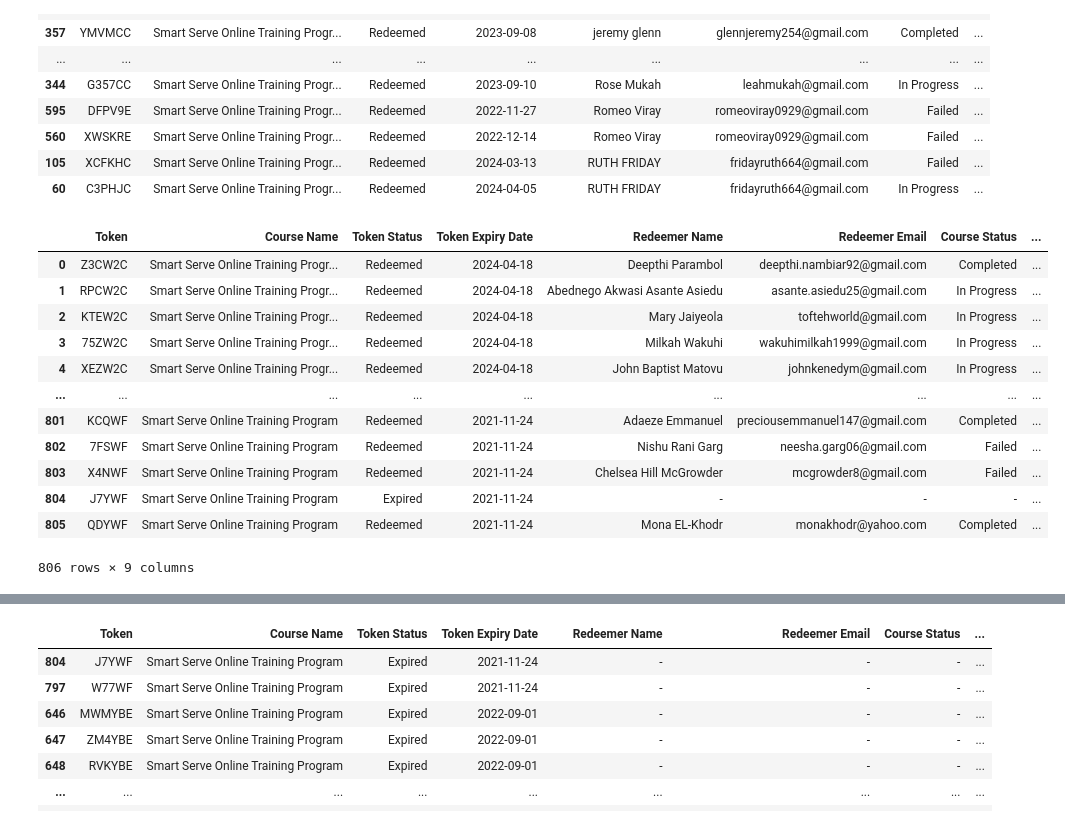
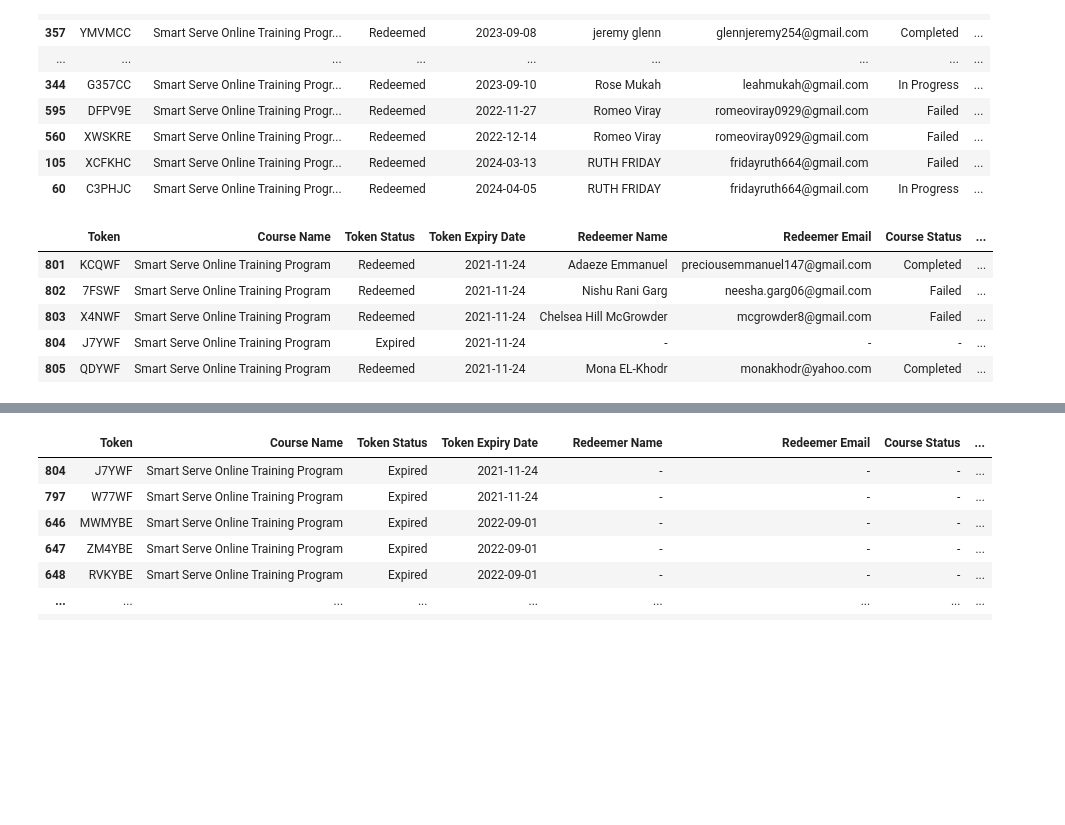
Before and after one commit to guevarch/Beautifuldata, a Jupyter notebook: analysis.ipynb, the cells around one changed output, grey strips where cells are left out. Cells and saved outputs as stored; diff of their text form; code cells hidden in the pictures; blank space fills up the shorter version.

```diff
--- a/analysis.ipynb
+++ b/analysis.ipynb
@@ -18,9 +18,10 @@ df
 | 805 | QDYWF | Smart Serve Online Training Program | Redeemed | 2021-11-24 | Mona EL-Khodr | monakhodr@yahoo.com | Completed | ... |
 806 rows × 8 columns
 # %%
-# df['Token Expiry Date'] = pd.to_datetime(df['Token Expiry Date'])
-# start_date = pd.to_datetime('2023-01-01')
-# end_date = pd.to_datetime('2024-04-18')
+df['Token Expiry Date'] = pd.to_datetime(df['Token Expiry Date'])
+df['Token Expiry Date'] = pd.to_datetime(df['Token Expiry Date'])
+start_date = pd.to_datetime('2021-01-01')
+end_date = pd.to_datetime('2024-05-25')
 
-# df = df[(df['Token Expiry Date'] >= start_date) & (df['Token Expiry Date'] <= end_date)]
-# df
+df = df[df['Token Expiry Date'].between(start_date, end_date)]
+df.head(5)
@@ -29,6 +49,7 @@ df
 df['attempts'] = None
 df['Token Expiry Date'] = pd.to_datetime(df['Token Expiry Date'], errors='coerce')
 df['attempts'] = df.groupby('Redeemer Name')['Token Expiry Date'].rank(ascending=True).apply(lambda x: 1 if x == 1 else 2)
+df['attempts'] = df.apply(lambda row: 1 if row['Token Status'] == 'Expired' else row['attempts'], axis=1)
 # %%
 ## Check for duplicates if attempts are correcty assigned
 df_duplicates = df[df['Redeemer Name'].duplicated(keep=False)]
@@ -54,18 +75,11 @@ df_sort.head(51)
 | 60 | C3PHJC | Smart Serve Online Training Progr... | Redeemed | 2024-04-05 | RUTH FRIDAY | fridayruth664@gmail.com | In Progress | ... |
 # %%
 df['attempts'] = df.apply(lambda row: 1 if row['Redeemer Name'] not in df_duplicates['Redeemer Name'].values and row['Course Status'] == 'Completed' else row['attempts'], axis=1)
-df
+df.tail(5)
 # %% [output]
 |  | Token | Course Name | Token Status | Token Expiry Date | Redeemer Name | Redeemer Email | Course Status | ... |
-| 0 | Z3CW2C | Smart Serve Online Training Progr... | Redeemed | 2024-04-18 | Deepthi Parambol | deepthi.nambiar92@gmail.com | Completed | ... |
-| 1 | RPCW2C | Smart Serve Online Training Progr... | Redeemed | 2024-04-18 | Abednego Akwasi Asante Asiedu | asante.asiedu25@gmail.com | In Progress | ... |
-| 2 | KTEW2C | Smart Serve Online Training Progr... | Redeemed | 2024-04-18 | Mary Jaiyeola | toftehworld@gmail.com | In Progress | ... |
-| 3 | 75ZW2C | Smart Serve Online Training Progr... | Redeemed | 2024-04-18 | Milkah Wakuhi | wakuhimilkah1999@gmail.com | In Progress | ... |
-| 4 | XEZW2C | Smart Serve Online Training Progr... | Redeemed | 2024-04-18 | John Baptist Matovu | johnkenedym@gmail.com | In Progress | ... |
-| ... | ... | ... | ... | ... | ... | ... | ... | ... |
 | 801 | KCQWF | Smart Serve Online Training Program | Redeemed | 2021-11-24 | Adaeze Emmanuel | preciousemmanuel147@gmail.com | Completed | ... |
 | 802 | 7FSWF | Smart Serve Online Training Program | Redeemed | 2021-11-24 | Nishu Rani Garg | neesha.garg06@gmail.com | Failed | ... |
 | 803 | X4NWF | Smart Serve Online Training Program | Redeemed | 2021-11-24 | Chelsea Hill McGrowder | mcgrowder8@gmail.com | Failed | ... |
 | 804 | J7YWF | Smart Serve Online Training Program | Expired | 2021-11-24 | - | - | - | ... |
 | 805 | QDYWF | Smart Serve Online Training Program | Redeemed | 2021-11-24 | Mona EL-Khodr | monakhodr@yahoo.com | Completed | ... |
-806 rows × 9 columns
```
Also changed, not shown: parts of 11 cells of this notebook, 2 other files.
